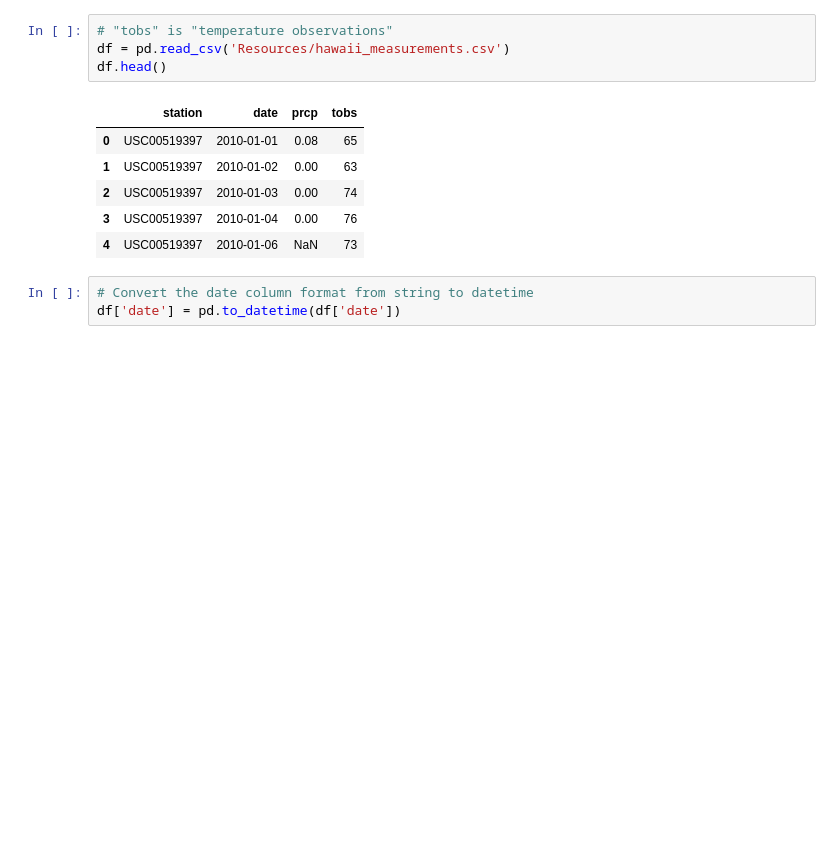
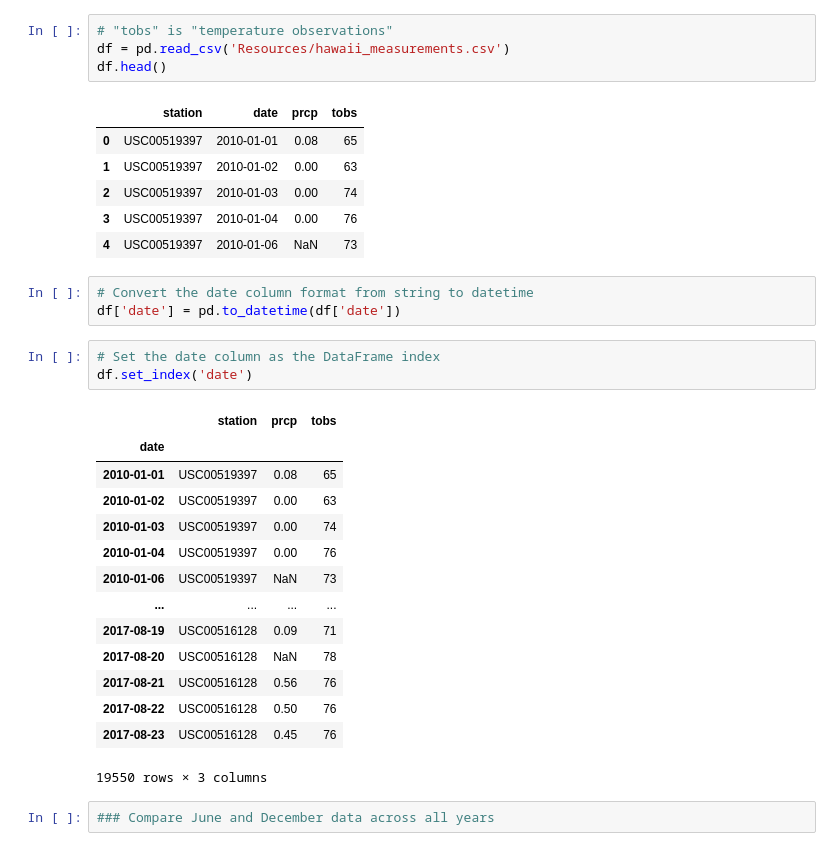
Before and after one commit to alfonsocamero/sqlalchemy-challenge, a Jupyter notebook: climate_starter.ipynb, the cells around one changed output. Drawn from its saved outputs; the diff is of its cells as text; blank space fills up the shorter version.

```diff
--- a/climate_starter.ipynb
+++ b/climate_starter.ipynb
@@ -170,3 +171,23 @@ df.head()
 # %%
 # Convert the date column format from string to datetime
 df['date'] = pd.to_datetime(df['date'])
+# %%
+# Set the date column as the DataFrame index
+df.set_index('date')
+# %% [output]
+|  | station | prcp | tobs |
+| date |  |  |  |
+| 2010-01-01 | USC00519397 | 0.08 | 65 |
+| 2010-01-02 | USC00519397 | 0.00 | 63 |
+| 2010-01-03 | USC00519397 | 0.00 | 74 |
+| 2010-01-04 | USC00519397 | 0.00 | 76 |
+| 2010-01-06 | USC00519397 | NaN | 73 |
+| ... | ... | ... | ... |
+| 2017-08-19 | USC00516128 | 0.09 | 71 |
+| 2017-08-20 | USC00516128 | NaN | 78 |
+| 2017-08-21 | USC00516128 | 0.56 | 76 |
+| 2017-08-22 | USC00516128 | 0.50 | 76 |
+| 2017-08-23 | USC00516128 | 0.45 | 76 |
+19550 rows × 3 columns
+# %%
+### Compare June and December data across all years
```
Also changed, not shown: parts of 1 cell of this notebook.
